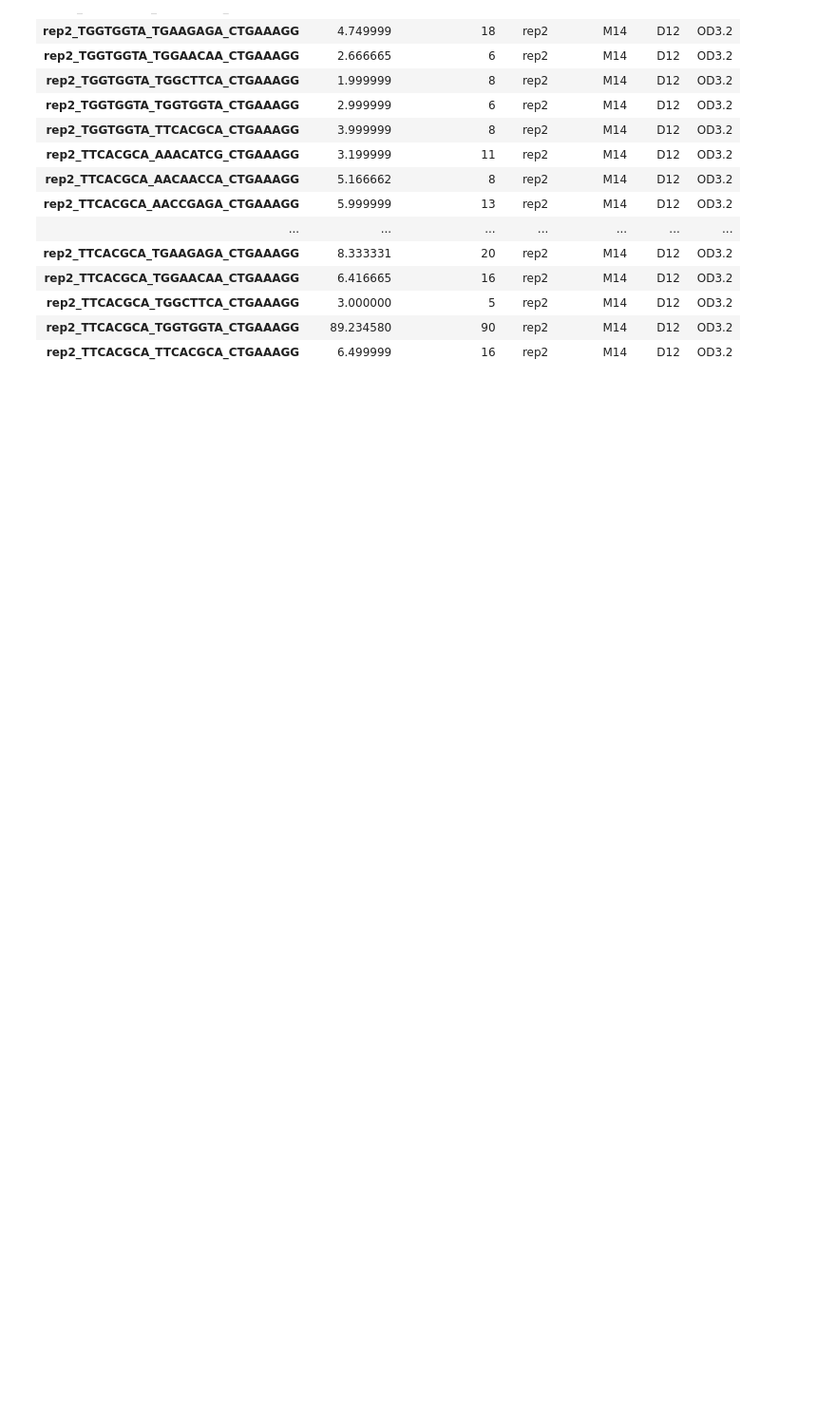
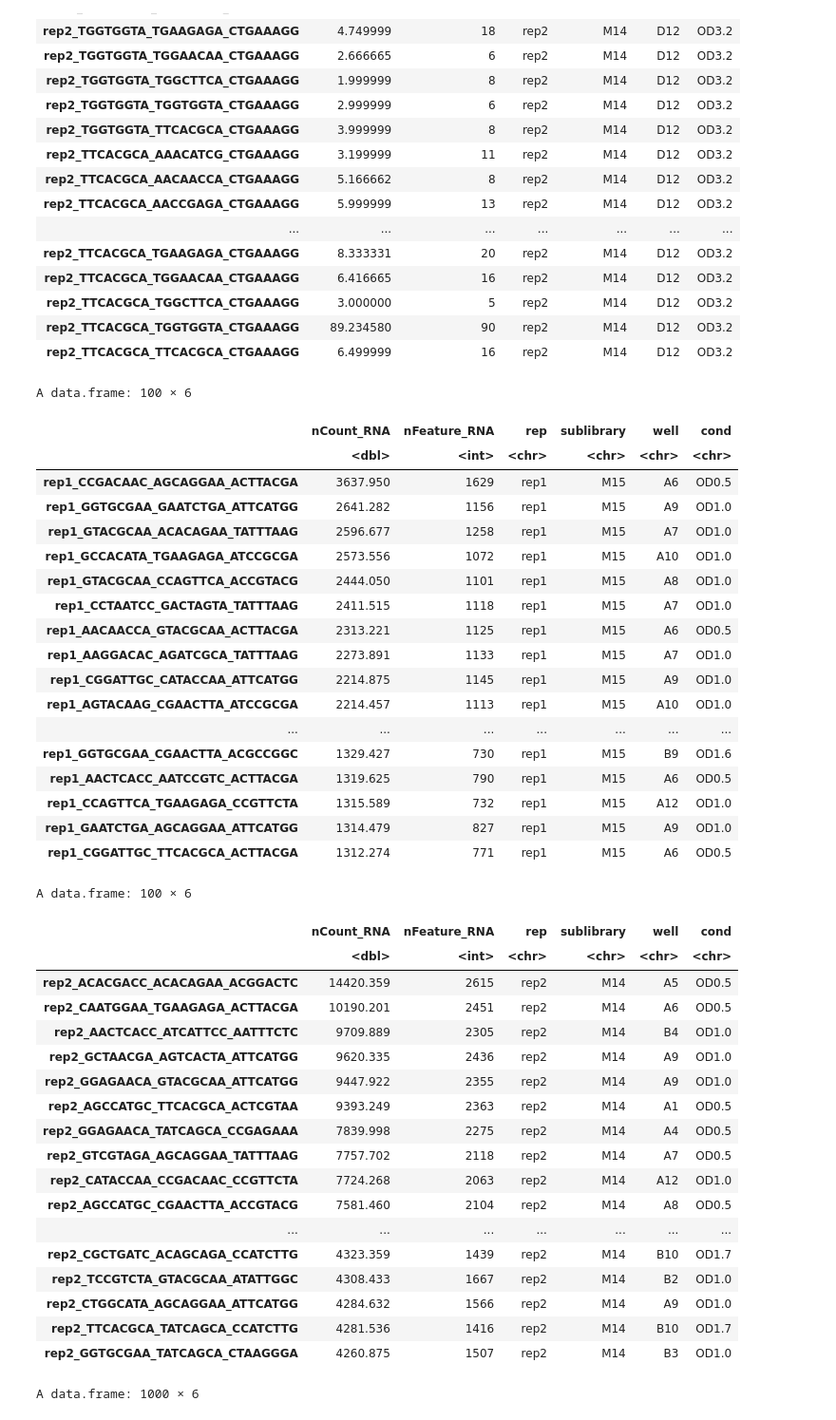
Before and after one commit to vgoupille/DOL_scRNAseq, a Jupyter notebook: 7_Article/script/script_Val/3_tableau_correct.ipynb, the cells around one changed output. Shown at 95% size. Saved outputs shown, nothing was run; the diff lists cells and outputs as text; code cells hidden in the pictures; blank space fills up the shorter version.

```diff
--- a/7_Article/script/script_Val/3_tableau_correct.ipynb
+++ b/7_Article/script/script_Val/3_tableau_correct.ipynb
@@ -246,22 +313,62 @@ A data.frame: 100 × 6
 | rep2_TTCACGCA_TTCACGCA_CTGAAAGG | 6.499999 | 16 | rep2 | M14 | D12 | OD3.2 |
 # %%
 # Filtrer les données pour Rep1 et trier par nCount_RNA
-rep1_data <- seurat_combined@meta.data[seurat_combined$rep == "rep1", ]
+rep1_data <- combined_seurat@meta.data[combined_seurat$rep == "rep1", ]
 top_100_rep1 <- rep1_data[order(-rep1_data$nCount_RNA), ][1:100, ]
 
 # Afficher les 100 premiers résultats
 head(top_100_rep1, 100)
 
 
 # Filtrer les données pour Rep2 et trier par nCount_RNA
-rep2_data <- seurat_combined@meta.data[seurat_combined$rep == "rep2", ]
+rep2_data <- combined_seurat@meta.data[combined_seurat$rep == "rep2", ]
 top_100_rep2 <- rep2_data[order(-rep2_data$nCount_RNA), ][1:100, ]
 
 # Afficher les 100 premiers résultats
 head(top_100_rep2, 100)
 
 # Trier les cellules en fonction de nCount_RNA de manière décroissante
-top_100_cells <- head(seurat_combined@meta.data[order(-seurat_combined@meta.data$nCount_RNA), ], 1000)
+top_100_cells <- head(combined_seurat@meta.data[order(-combined_seurat@meta.data$nCount_RNA), ], 1000)
 
 # Afficher les 100 meilleures cellules
 top_100_cells
+# %% [output]
+A data.frame: 100 × 6
+|  | nCount_RNA | nFeature_RNA | rep | sublibrary | well | cond |
+|  | <dbl> | <int> | <chr> | <chr> | <chr> | <chr> |
+| rep1_CCGACAAC_AGCAGGAA_ACTTACGA | 3637.950 | 1629 | rep1 | M15 | A6 | OD0.5 |
+| rep1_GGTGCGAA_GAATCTGA_ATTCATGG | 2641.282 | 1156 | rep1 | M15 | A9 | OD1.0 |
+| rep1_GTACGCAA_ACACAGAA_TATTTAAG | 2596.677 | 1258 | rep1 | M15 | A7 | OD1.0 |
+| rep1_GCCACATA_TGAAGAGA_ATCCGCGA | 2573.556 | 1072 | rep1 | M15 | A10 | OD1.0 |
+| rep1_GTACGCAA_CCAGTTCA_ACCGTACG | 2444.050 | 1101 | rep1 | M15 | A8 | OD1.0 |
+| rep1_CCTAATCC_GACTAGTA_TATTTAAG | 2411.515 | 1118 | rep1 | M15 | A7 | OD1.0 |
+| rep1_AACAACCA_GTACGCAA_ACTTACGA | 2313.221 | 1125 | rep1 | M15 | A6 | OD0.5 |
+| rep1_AAGGACAC_AGATCGCA_TATTTAAG | 2273.891 | 1133 | rep1 | M15 | A7 | OD1.0 |
+| rep1_CGGATTGC_CATACCAA_ATTCATGG | 2214.875 | 1145 | rep1 | M15 | A9 | OD1.0 |
+| rep1_AGTACAAG_CGAACTTA_ATCCGCGA | 2214.457 | 1113 | rep1 | M15 | A10 | OD1.0 |
+| ... | ... | ... | ... | ... | ... | ... |
+| rep1_GGTGCGAA_CGAACTTA_ACGCCGGC | 1329.427 | 730 | rep1 | M15 | B9 | OD1.6 |
+| rep1_AACTCACC_AATCCGTC_ACTTACGA | 1319.625 | 790 | rep1 | M15 | A6 | OD0.5 |
+| rep1_CCAGTTCA_TGAAGAGA_CCGTTCTA | 1315.589 | 732 | rep1 | M15 | A12 | OD1.0 |
+| rep1_GAATCTGA_AGCAGGAA_ATTCATGG | 1314.479 | 827 | rep1 | M15 | A9 | OD1.0 |
+| rep1_CGGATTGC_TTCACGCA_ACTTACGA | 1312.274 | 771 | rep1 | M15 | A6 | OD0.5 |
+A data.frame: 100 × 6
+|  | nCount_RNA | nFeature_RNA | rep | sublibrary | well | cond |
+|  | <dbl> | <int> | <chr> | <chr> | <chr> | <chr> |
+| rep2_ACACGACC_ACACAGAA_ACGGACTC | 14420.359 | 2615 | rep2 | M14 | A5 | OD0.5 |
+| rep2_CAATGGAA_TGAAGAGA_ACTTACGA | 10190.201 | 2451 | rep2 | M14 | A6 | OD0.5 |
+| rep2_AACTCACC_ATCATTCC_AATTTCTC | 9709.889 | 2305 | rep2 | M14 | B4 | OD1.0 |
+| rep2_GCTAACGA_AGTCACTA_ATTCATGG | 9620.335 | 2436 | rep2 | M14 | A9 | OD1.0 |
+| rep2_GGAGAACA_GTACGCAA_ATTCATGG | 9447.922 | 2355 | rep2 | M14 | A9 | OD1.0 |
+| rep2_AGCCATGC_TTCACGCA_ACTCGTAA | 9393.249 | 2363 | rep2 | M14 | A1 | OD0.5 |
+| rep2_GGAGAACA_TATCAGCA_CCGAGAAA | 7839.998 | 2275 | rep2 | M14 | A4 | OD0.5 |
+| rep2_GTCGTAGA_AGCAGGAA_TATTTAAG | 7757.702 | 2118 | rep2 | M14 | A7 | OD0.5 |
+| rep2_CATACCAA_CCGACAAC_CCGTTCTA | 7724.268 | 2063 | rep2 | M14 | A12 | OD1.0 |
+| rep2_AGCCATGC_CGAACTTA_ACCGTACG | 7581.460 | 2104 | rep2 | M14 | A8 | OD0.5 |
+| ... | ... | ... | ... | ... | ... | ... |
+| rep2_CGCTGATC_ACAGCAGA_CCATCTTG | 4323.359 | 1439 | rep2 | M14 | B10 | OD1.7 |
+| rep2_TCCGTCTA_GTACGCAA_ATATTGGC | 4308.433 | 1667 | rep2 | M14 | B2 | OD1.0 |
+| rep2_CTGGCATA_AGCAGGAA_ATTCATGG | 4284.632 | 1566 | rep2 | M14 | A9 | OD1.0 |
+| rep2_TTCACGCA_TATCAGCA_CCATCTTG | 4281.536 | 1416 | rep2 | M14 | B10 | OD1.7 |
+| rep2_GGTGCGAA_TATCAGCA_CTAAGGGA | 4260.875 | 1507 | rep2 | M14 | B3 | OD1.0 |
+A data.frame: 1000 × 6
```
Also changed, not shown: parts of 23 cells of this notebook, 19 other files.
